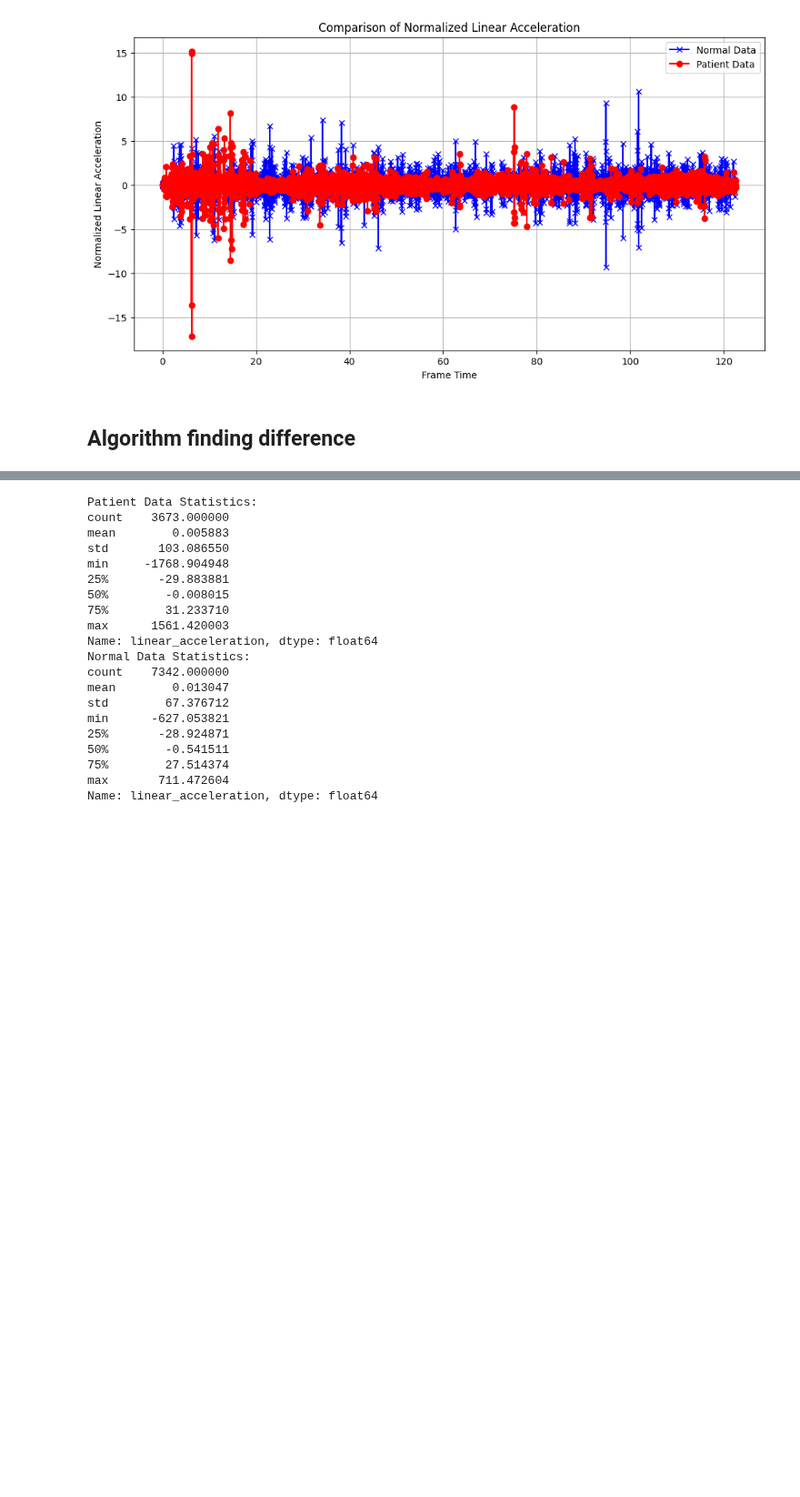
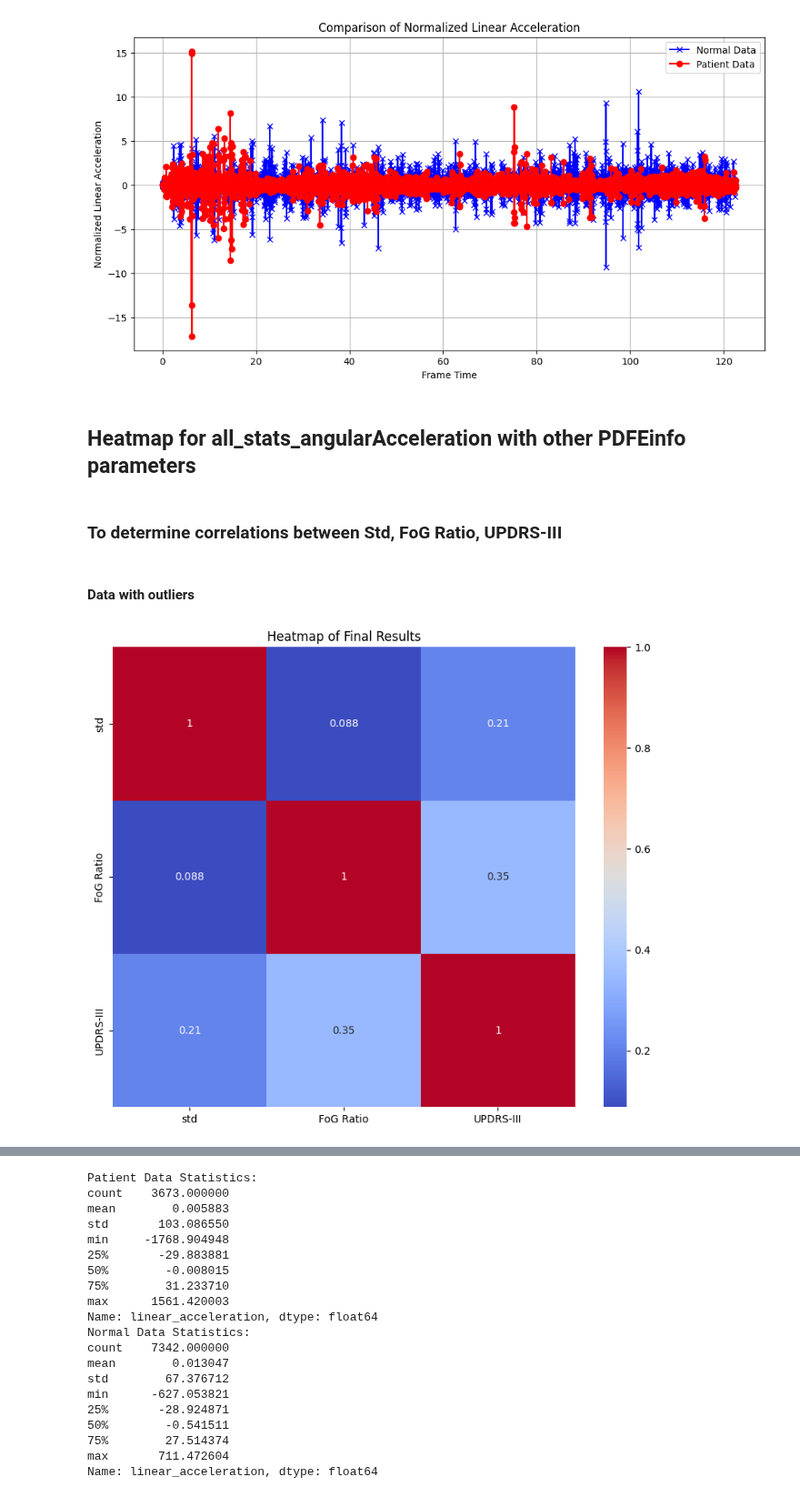
Before and after one commit to Victor-lyhan/Parkinson-Diagnosis, a Jupyter notebook: Computer Vision/Data_Analysis.ipynb, the cells around one changed output, grey strips where cells are left out. Shown at 91% size. Drawn from its saved outputs; the diff is of its cells as text; code cells hidden in the pictures; blank space fills up the shorter version.

```diff
--- a/Computer Vision/graph_data.ipynb
+++ b/Computer Vision/Data_Analysis.ipynb
@@ -165,5 +174,23 @@ plt.grid(True)
 plt.show()
 # %% [output]
 [figure]
-# %% [markdown]
-## Algorithm finding difference
+# %% [markdown]
+## Heatmap for all_stats_angularAcceleration with other PDFEinfo parameters
+# %% [markdown]
+### To determine correlations between Std, FoG Ratio, UPDRS-III
+# %% [markdown]
+#### Data with outliers
+# %%
+# Graphing Heatmap for all_stats_angularAcceleration
+df_allStats_withOutlier = pd.read_csv('Computer Vision/Results/stats-chosen/all_stats_angularAcceleration_fogRatio_updrsIII_npEmpty.csv')
+# %%
+column_to_plot = ['std','FoG Ratio','UPDRS-III']
+
+# Plotting the heatmap
+plt.figure(figsize = (10,8))
+heatmap_data = df_allStats_withOutlier[column_to_plot].corr()
+sns.heatmap(heatmap_data, annot = True, cmap = 'coolwarm')
+plt.title("Heatmap of Final Results")
+plt.show()
+# %% [output]
+[figure, added]
```
Also changed, not shown: parts of 27 cells of this notebook, 18 other files.
